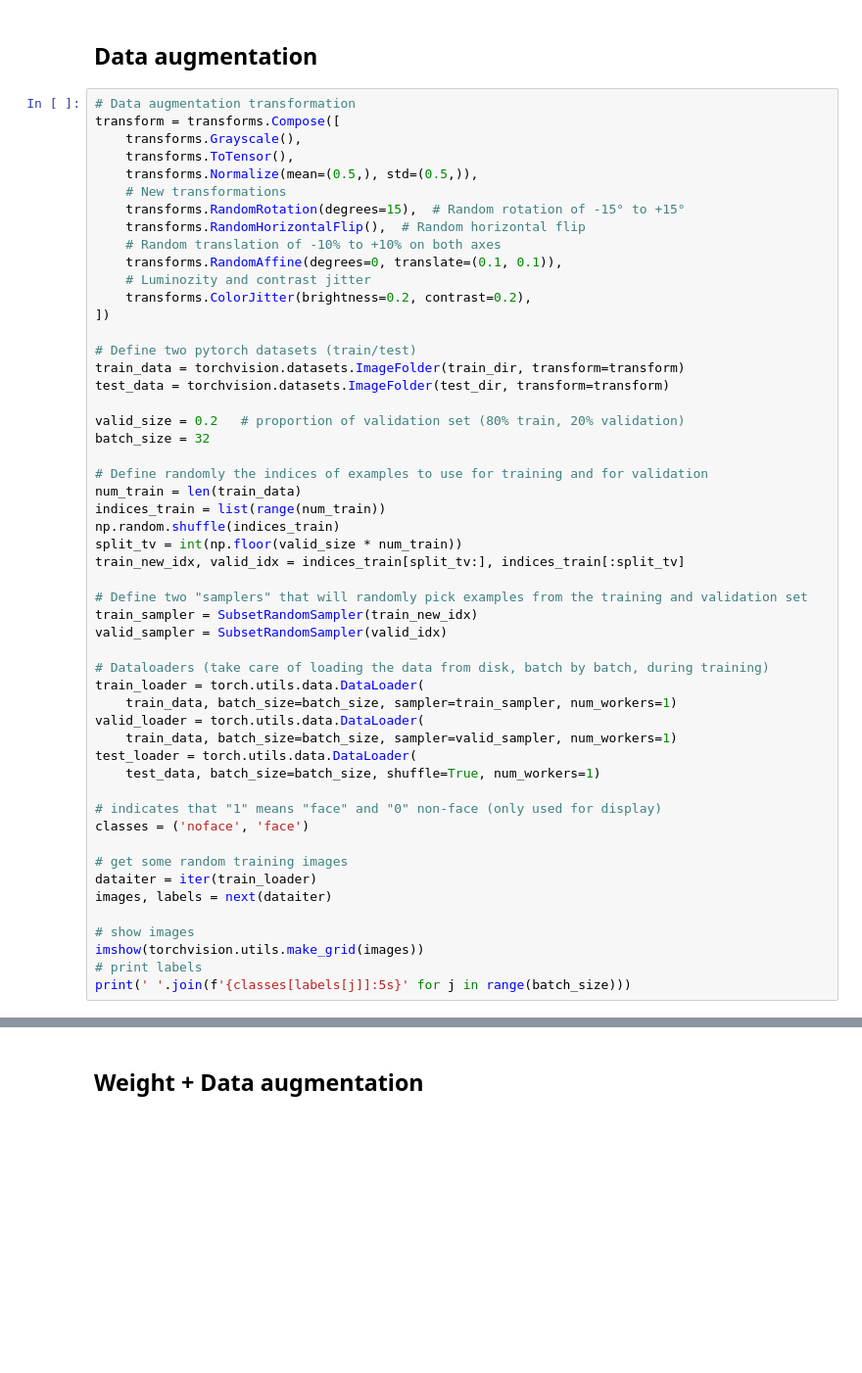
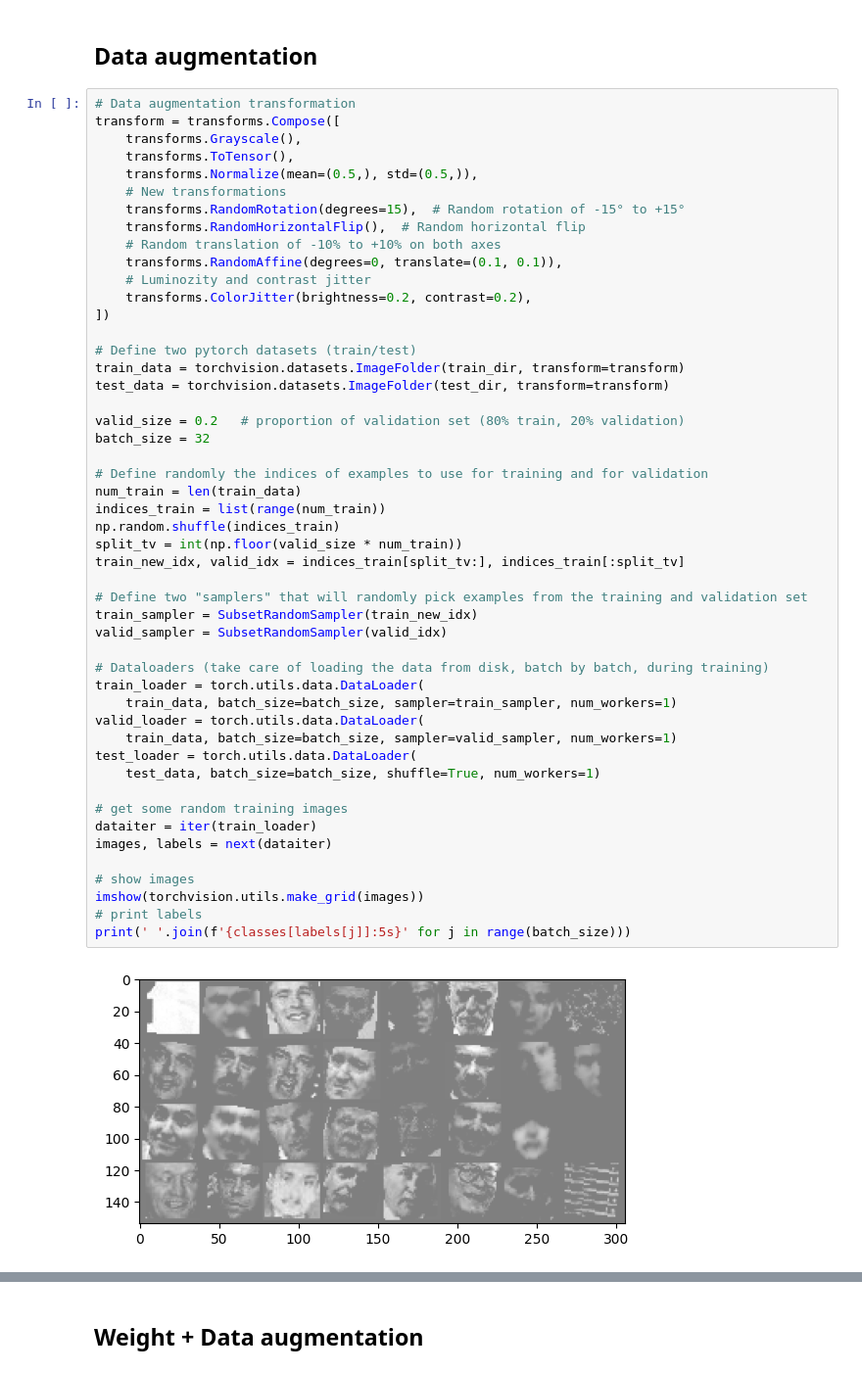
Before and after one commit to nathanouillle/face_recognition, a Jupyter notebook: main.ipynb, the cells around one changed output, grey strips where cells are left out. Shown: that part at 98% size. Drawn from its saved outputs; the diff is of its cells as text; blank space fills up the shorter version.

```diff
--- a/main.ipynb
+++ b/main.ipynb
@@ -394,33 +333,32 @@ test_data = torchvision.datasets.ImageFolder(test_dir, transform=transform)
 valid_size = 0.2   # proportion of validation set (80% train, 20% validation)
 batch_size = 32
 
 # Define randomly the indices of examples to use for training and for validation
 num_train = len(train_data)
 indices_train = list(range(num_train))
 np.random.shuffle(indices_train)
 split_tv = int(np.floor(valid_size * num_train))
 train_new_idx, valid_idx = indices_train[split_tv:], indices_train[:split_tv]
 
 # Define two "samplers" that will randomly pick examples from the training and validation set
 train_sampler = SubsetRandomSampler(train_new_idx)
 valid_sampler = SubsetRandomSampler(valid_idx)
 
 # Dataloaders (take care of loading the data from disk, batch by batch, during training)
 train_loader = torch.utils.data.DataLoader(
     train_data, batch_size=batch_size, sampler=train_sampler, num_workers=1)
 valid_loader = torch.utils.data.DataLoader(
     train_data, batch_size=batch_size, sampler=valid_sampler, num_workers=1)
 test_loader = torch.utils.data.DataLoader(
     test_data, batch_size=batch_size, shuffle=True, num_workers=1)
 
-# indicates that "1" means "face" and "0" non-face (only used for display)
-classes = ('noface', 'face')
-
 # get some random training images
 dataiter = iter(train_loader)
 images, labels = next(dataiter)
 
 # show images
 imshow(torchvision.utils.make_grid(images))
 # print labels
 print(' '.join(f'{classes[labels[j]]:5s}' for j in range(batch_size)))
+# %% [output]
+[figure, added]
```
Also changed, not shown: parts of 14 cells of this notebook.
